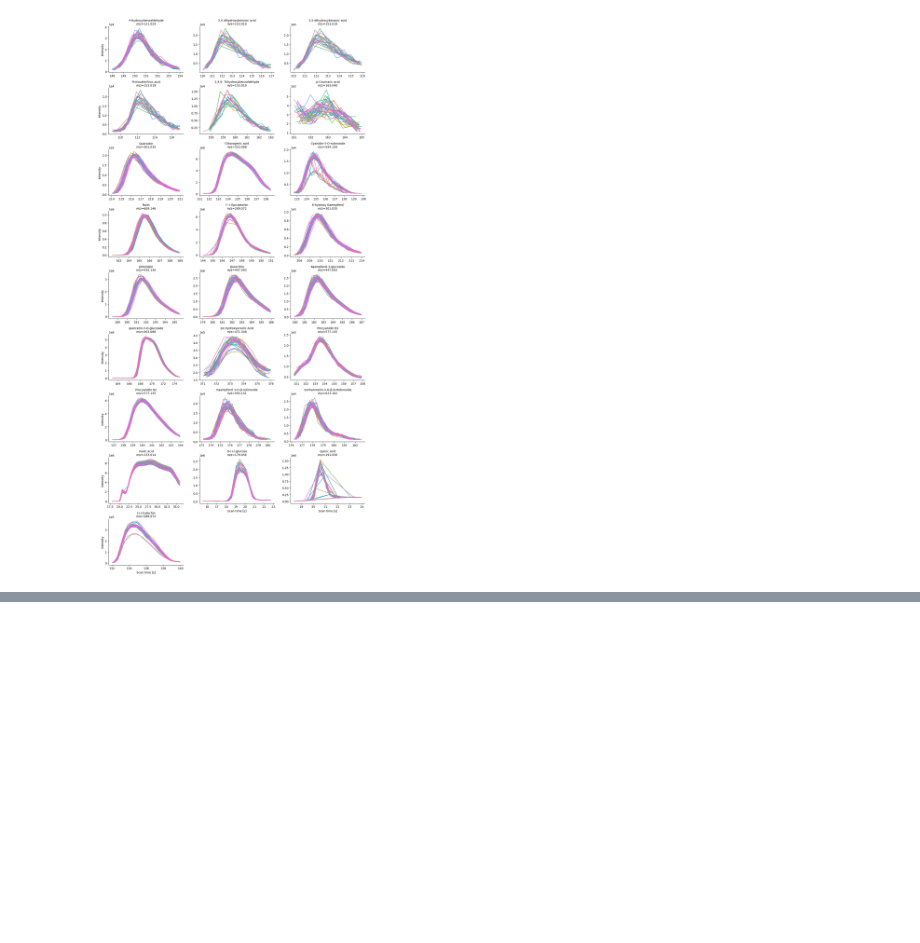
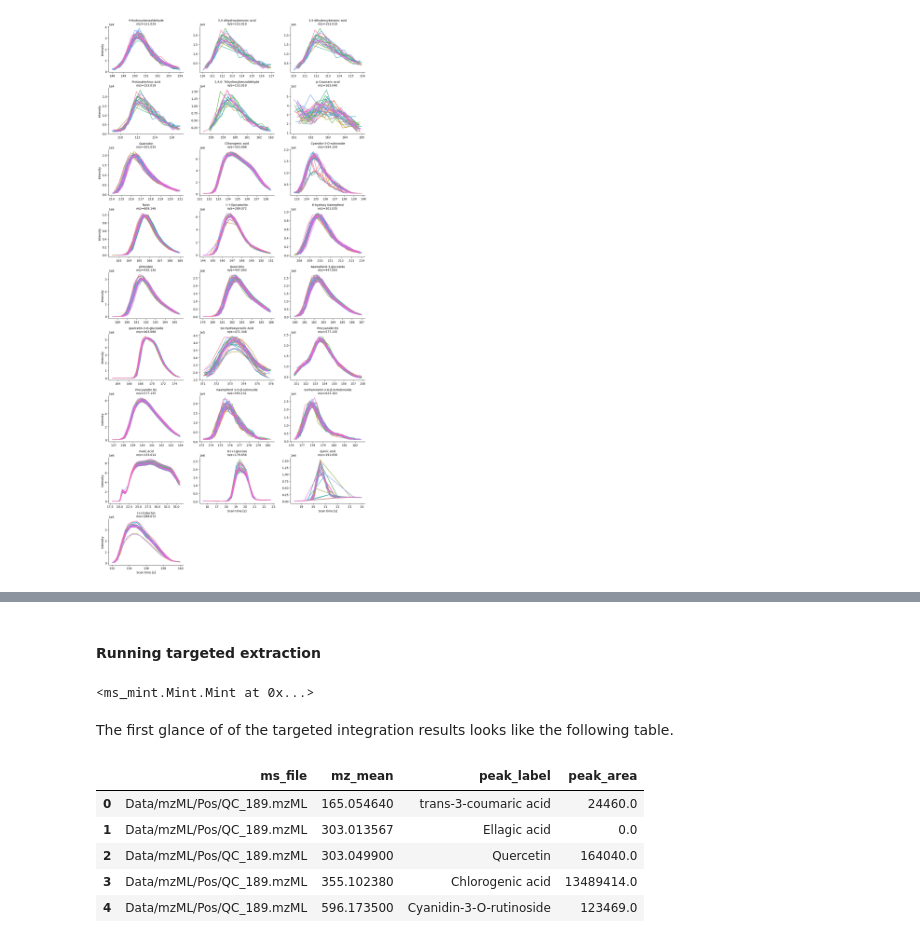
Before and after one commit to CooperstoneLab/apple_phytochemicals, a Jupyter notebook: 1_QC_targeted_integration.ipynb, the cells around one changed output, grey strips where cells are left out. Drawn from its saved outputs; the diff is of its cells as text; code cells hidden in the pictures; blank space fills up the shorter version.

```diff
--- a/1_QC_targeted_integration.ipynb
+++ b/1_QC_targeted_integration.ipynb
@@ -97,0 +139,19 @@ mint.plot.peak_shapes(col_wrap=3)
+# %% [markdown]
+#### Running targeted extraction
+# %%
+mint.run(fn = 'Results/Pos/raw_integration.csv')
+# %% [output]
+<ms_mint.Mint.Mint at 0x...>
+# %% [markdown]
+The first glance of of the targeted integration results looks like the following table.
+# %%
+mint_raw_results = pd.read_csv("Results/Pos/raw_integration.csv")
+mint.results = mint_raw_results
+mint.results[['ms_file', 'mz_mean','peak_label', "peak_area"]].head()
+# %% [output]
+|  | ms_file | mz_mean | peak_label | peak_area |
+| 0 | Data/mzML/Pos/QC_189.mzML | 165.054640 | trans-3-coumaric acid | 24460.0 |
+| 1 | Data/mzML/Pos/QC_189.mzML | 303.013567 | Ellagic acid | 0.0 |
+| 2 | Data/mzML/Pos/QC_189.mzML | 303.049900 | Quercetin | 164040.0 |
+| 3 | Data/mzML/Pos/QC_189.mzML | 355.102380 | Chlorogenic acid | 13489414.0 |
+| 4 | Data/mzML/Pos/QC_189.mzML | 596.173500 | Cyanidin-3-O-rutinoside | 123469.0 |
```
Also changed, not shown: parts of 9 cells of this notebook, 3 other files.
